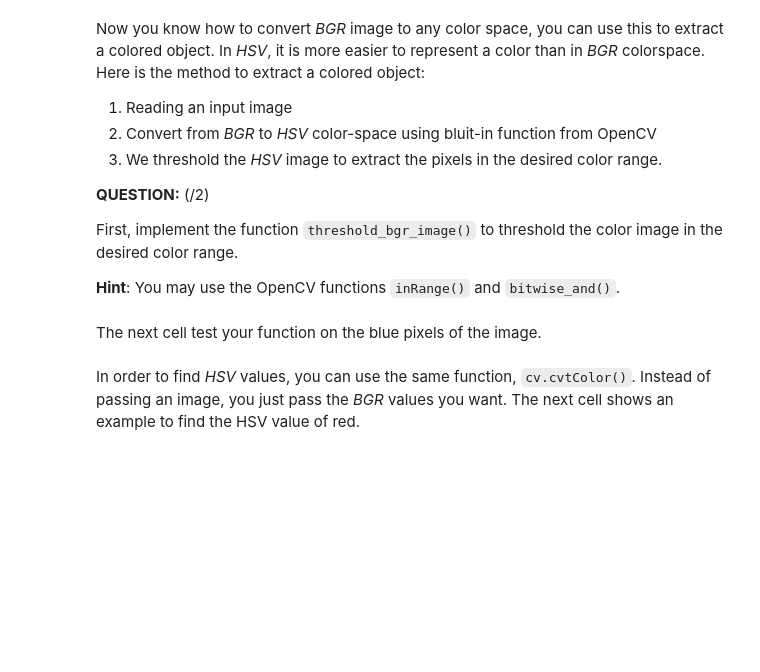
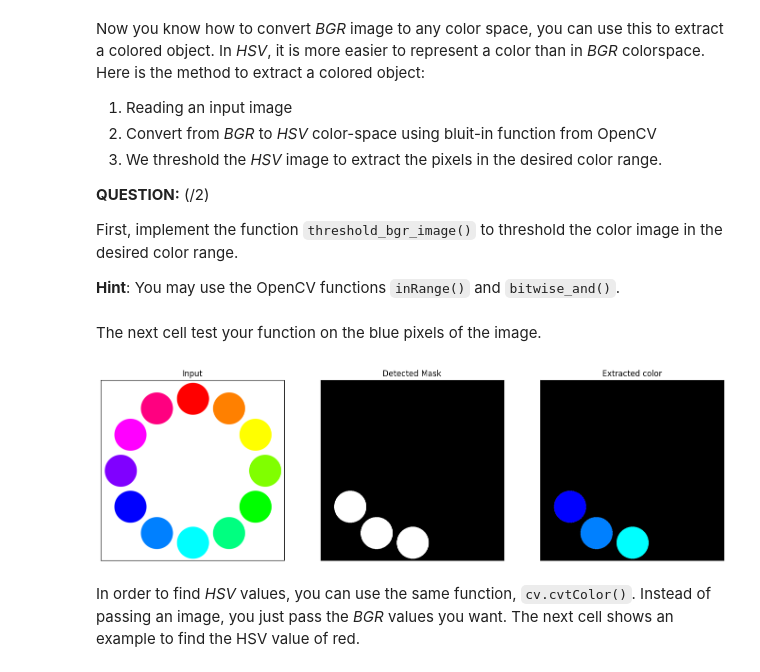
Before and after one commit to JulienErblandEPFL/Img_processing_lab1, a Jupyter notebook: Lab1/01_introduction_image_processing_2024.ipynb, the cells around one changed output. Drawn from its saved outputs; the diff is of its cells as text; code cells hidden in the pictures; blank space fills up the shorter version.

```diff
--- a/Lab1/01_introduction_image_processing_2024.ipynb
+++ b/Lab1/01_introduction_image_processing_2024.ipynb
@@ -169,29 +224,40 @@ def threshold_bgr_image(frame, lower, upper):
     :return res: Segmented image
     :return mask: binary mask
     """
+    #https://docs.opencv.org/4.x/df/d9d/tutorial_py_colorspaces.html
+    #BGR to HSV
+    hsv = cv.cvtColor(frame, cv.COLOR_BGR2HSV)
 
+    #Binary mask where pixels within range are white (255) and others are black (0)
+    mask = cv.inRange(hsv, lower, upper)
+
+    #Apply the mask
+    res = cv.bitwise_and(frame, frame, mask=mask)
 
     return res, mask
 # %% [markdown]
 The next cell test your function on the blue pixels of the image.
 # %%
 # 1. Read input
-img = cv.imread(os.path.join('..','data', 'circles_color.png'))
+path = os.path.join('data', 'circles_color.png')
+img = cv.imread(path)
 
 # 2. Define range of blue color in HSV
 lower = np.asarray([90,120,120])
 upper = np.asarray([130,255,255])
 im, mask = threshold_bgr_image(img, lower, upper)
 
 # 3. Display using subplots
 fig, ax = plt.subplots(1, 3, figsize=(17, 9))
 display_image(img, axes=ax[0])
 ax[0].set_title('Input')
 display_image(mask, axes=ax[1], cmap='gray')
 ax[1].set_title('Detected Mask')
 display_image(im, axes=ax[2])
 ax[2].set_title('Extracted color');
 plt.show()
+# %% [output]
+[figure, added]
 # %% [markdown]
 In order to find *HSV* values, you can use the same function, `cv.cvtColor()`. Instead of passing an image, you just pass the *BGR* values you want. The next cell shows an example to find the HSV value of red.
 # %%
```
Also changed, not shown: parts of 19 cells of this notebook.
